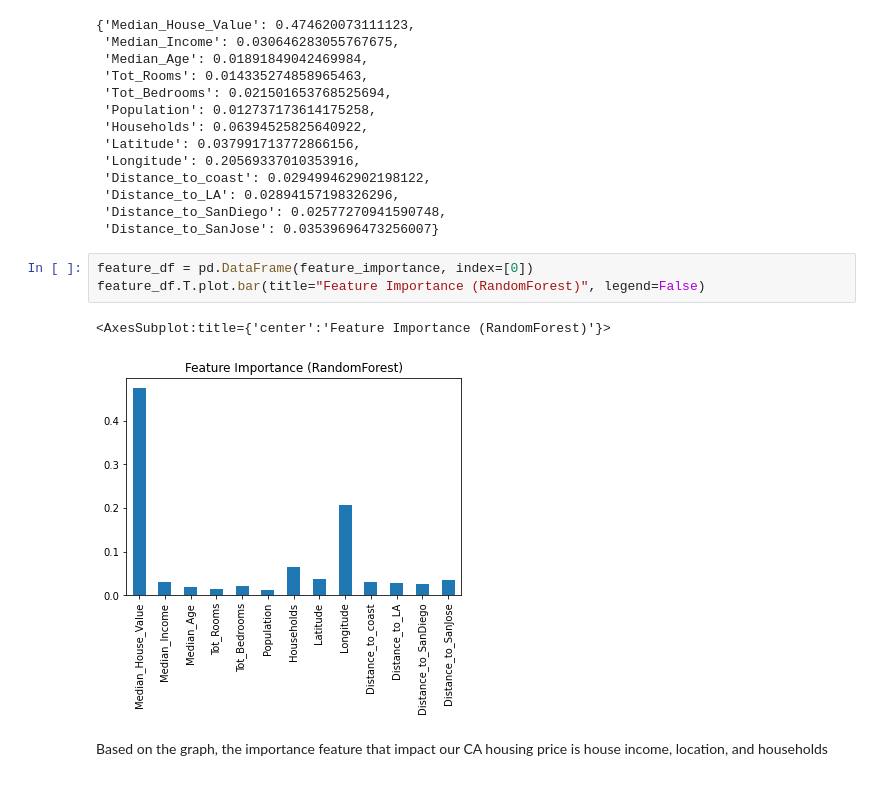
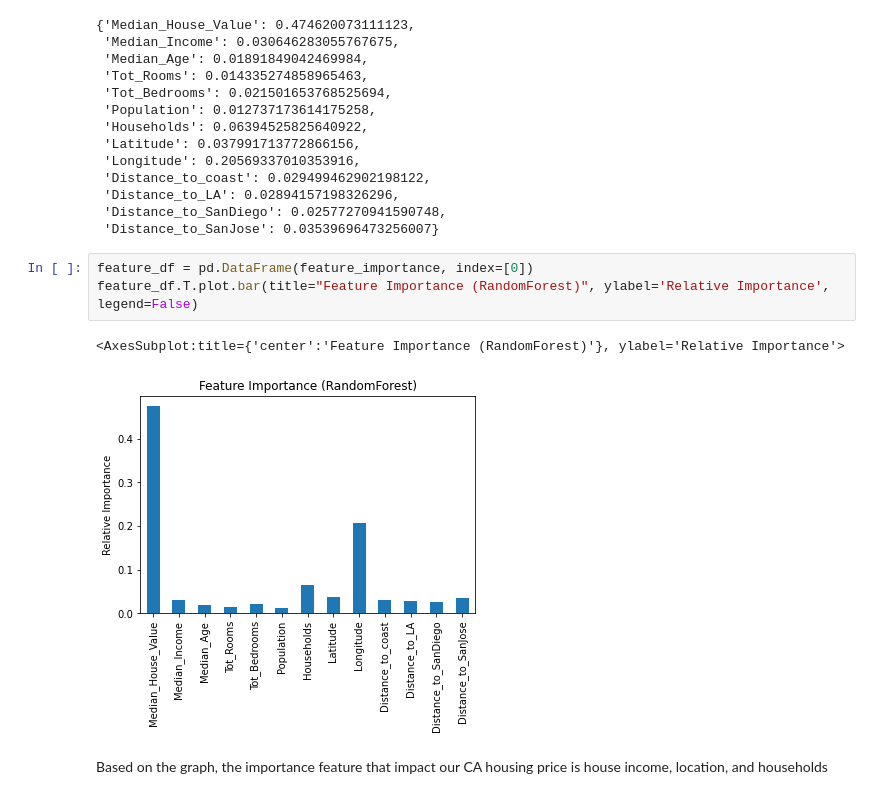
Before and after one commit to melodyhc/springboard, a Jupyter notebook: Capstone project 2_/Preprocessing and modeling.ipynb, the cells around one changed output. Cells and saved outputs as stored; diff of their text form.

```diff
--- a/Capstone project 2_/Preprocessing and modeling.ipynb
+++ b/Capstone project 2_/Preprocessing and modeling.ipynb
@@ -157,9 +157,9 @@ feature_importance
  'Distance_to_SanJose': 0.03539696473256007}
 # %%
 feature_df = pd.DataFrame(feature_importance, index=[0])
-feature_df.T.plot.bar(title="Feature Importance (RandomForest)", legend=False)
+feature_df.T.plot.bar(title="Feature Importance (RandomForest)", ylabel='Relative Importance', legend=False)
 # %% [output]
-<AxesSubplot:title={'center':'Feature Importance (RandomForest)'}>
+<AxesSubplot:title={'center':'Feature Importance (RandomForest)'}, ylabel='Relative Importance'>
-[figure, old version]
+[figure, new version]
 # %% [markdown]
 Based on the graph, the importance feature that impact our CA housing price is house income, location, and households
```
Also changed, not shown: parts of 4 cells of this notebook.
